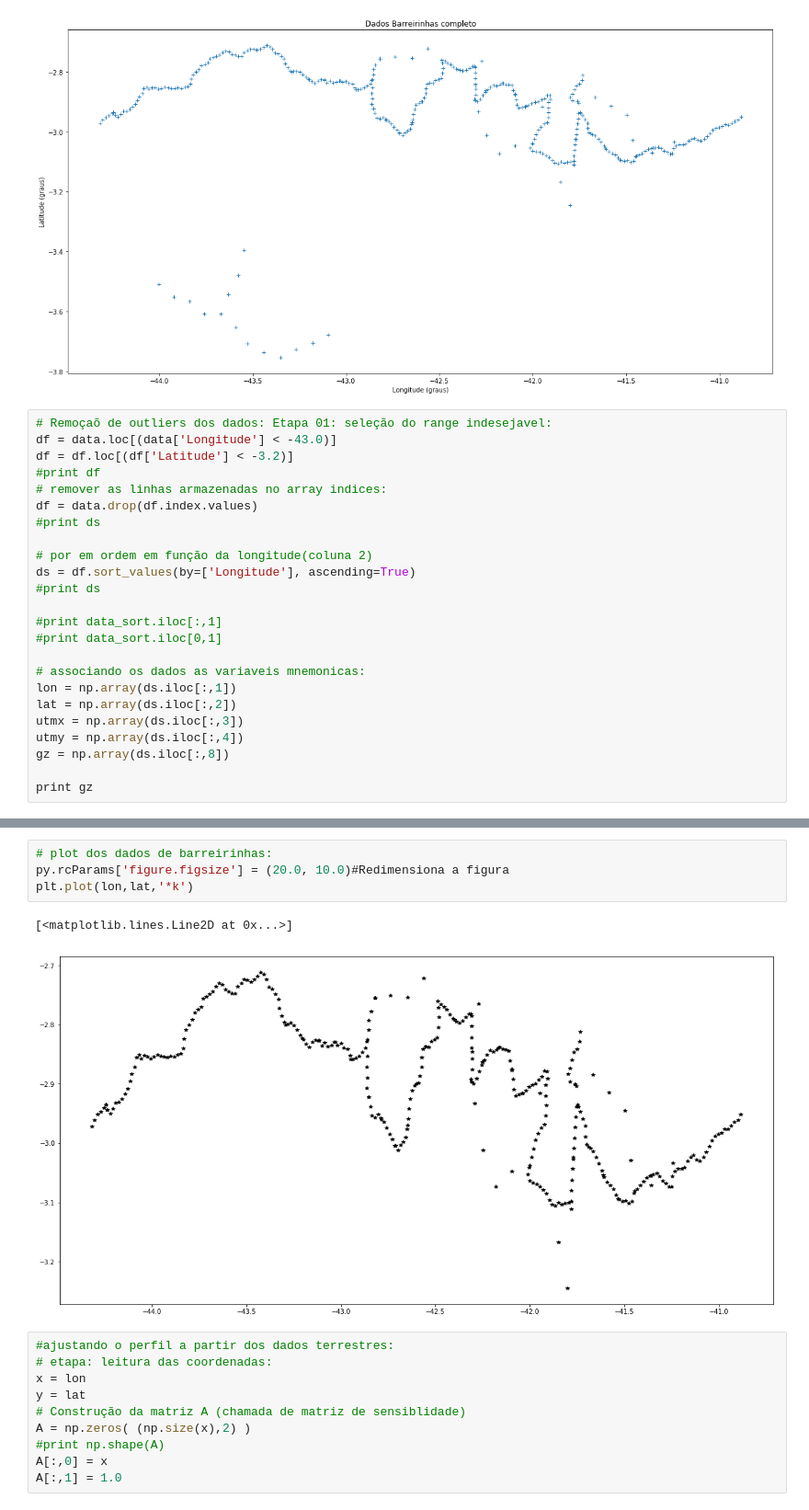
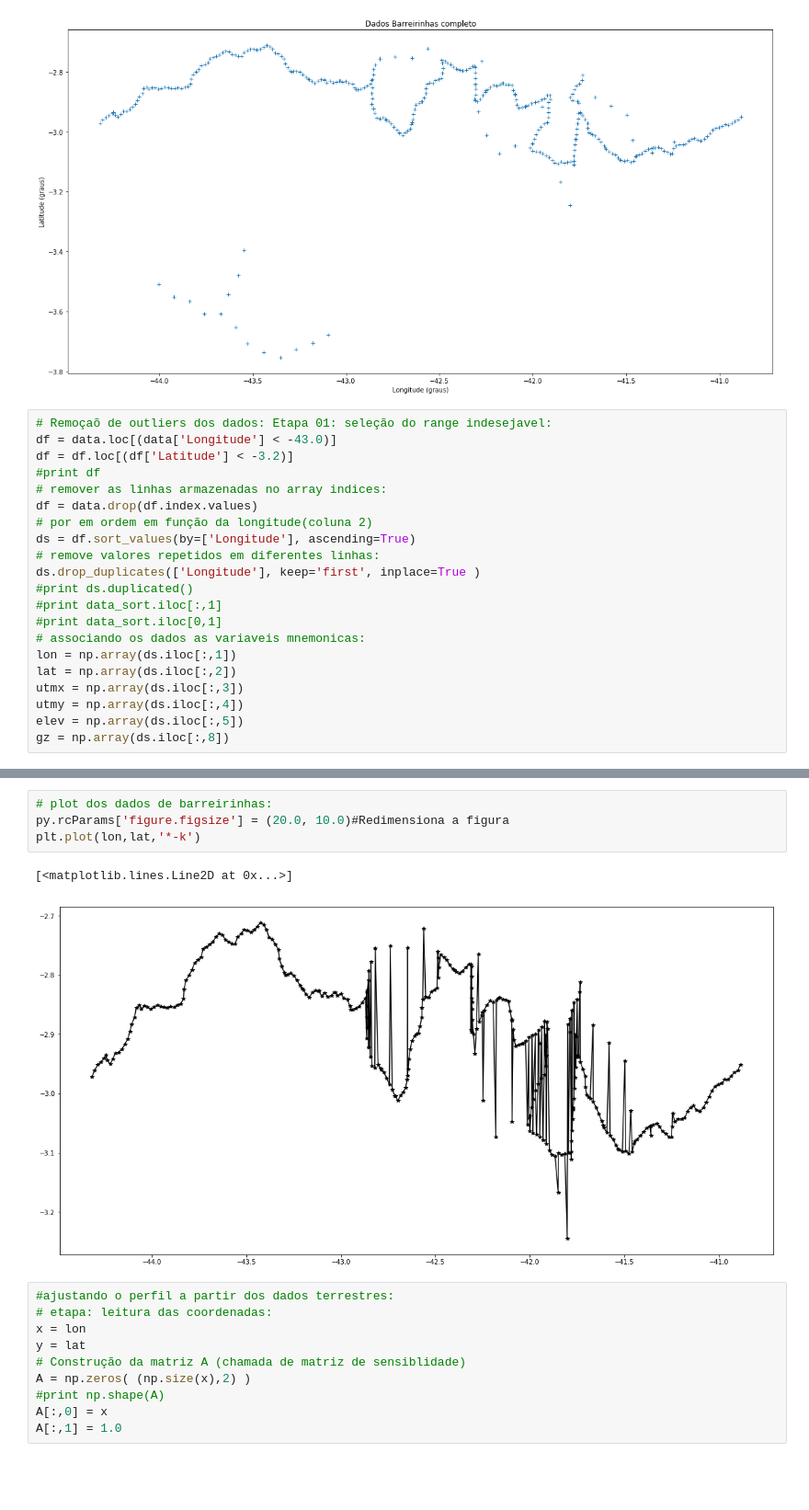
Before and after one commit to MathewsAndrade/Mathews_codes, a Jupyter notebook: data_barreirinhas.ipynb, the cells around one changed output, grey strips where cells are left out. Shown: that part at 92% size. Cells and saved outputs as stored; diff of their text form; blank space fills up the shorter version.

```diff
--- a/data_barreirinhas.ipynb
+++ b/data_barreirinhas.ipynb
@@ -45,20 +76,17 @@ df = df.loc[(df['Latitude'] < -3.2)]
 #print df
 # remover as linhas armazenadas no array indices:
 df = data.drop(df.index.values)
-#print ds
-
 # por em ordem em função da longitude(coluna 2)
 ds = df.sort_values(by=['Longitude'], ascending=True)
-#print ds
-
+# remove valores repetidos em diferentes linhas:
+ds.drop_duplicates(['Longitude'], keep='first', inplace=True )
+#print ds.duplicated()
 #print data_sort.iloc[:,1]
 #print data_sort.iloc[0,1]
-
 # associando os dados as variaveis mnemonicas:
 lon = np.array(ds.iloc[:,1])
 lat = np.array(ds.iloc[:,2])
 utmx = np.array(ds.iloc[:,3])
 utmy = np.array(ds.iloc[:,4])
+elev = np.array(ds.iloc[:,5])
 gz = np.array(ds.iloc[:,8])
-
-print gz
@@ -83,10 +93,10 @@ print gz
 # %%
 # plot dos dados de barreirinhas:
 py.rcParams['figure.figsize'] = (20.0, 10.0)#Redimensiona a figura
-plt.plot(lon,lat,'*k')
+plt.plot(lon,lat,'*-k')
 # %% [output]
 [<matplotlib.lines.Line2D at 0x...>]
-[figure, old version]
+[figure, new version]
 # %%
 #ajustando o perfil a partir dos dados terrestres:
 # etapa: leitura das coordenadas:
```
Also changed, not shown: parts of 9 cells of this notebook.
